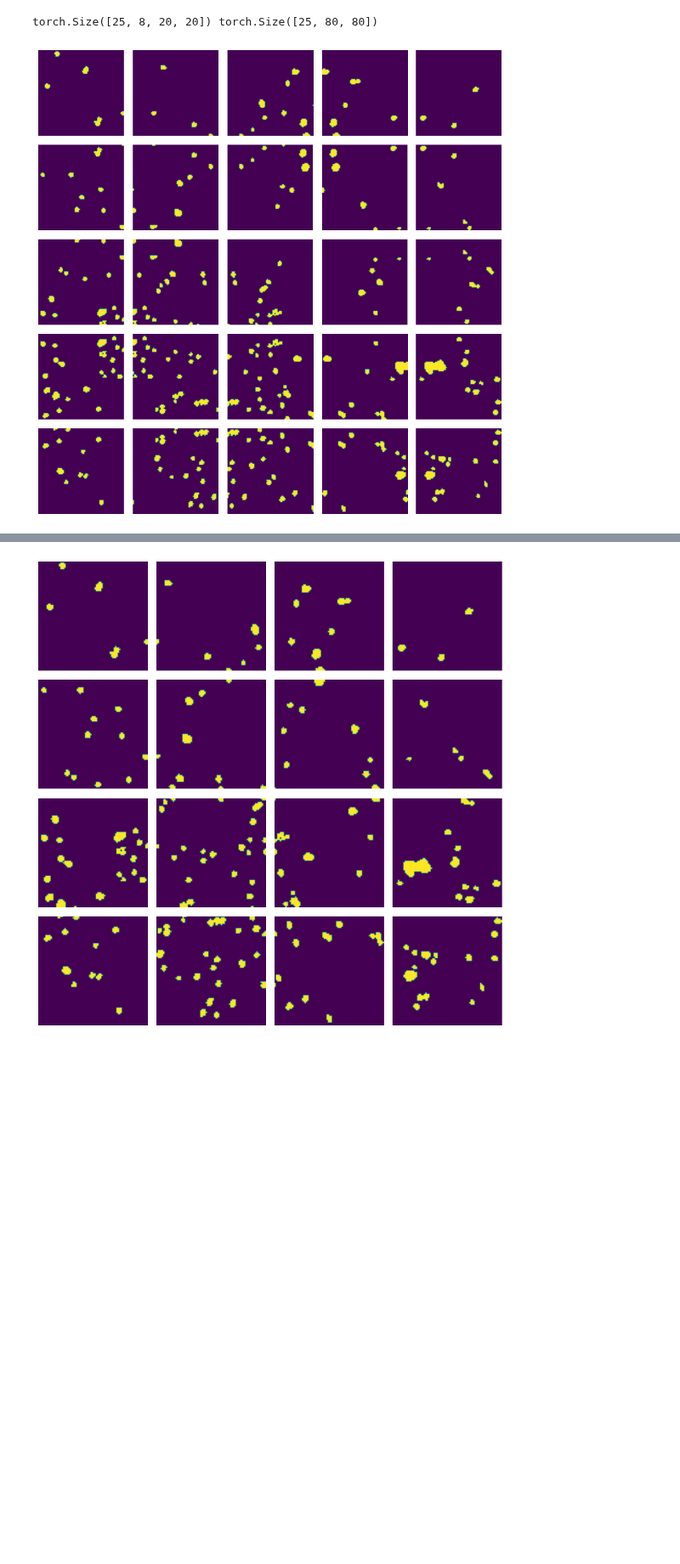
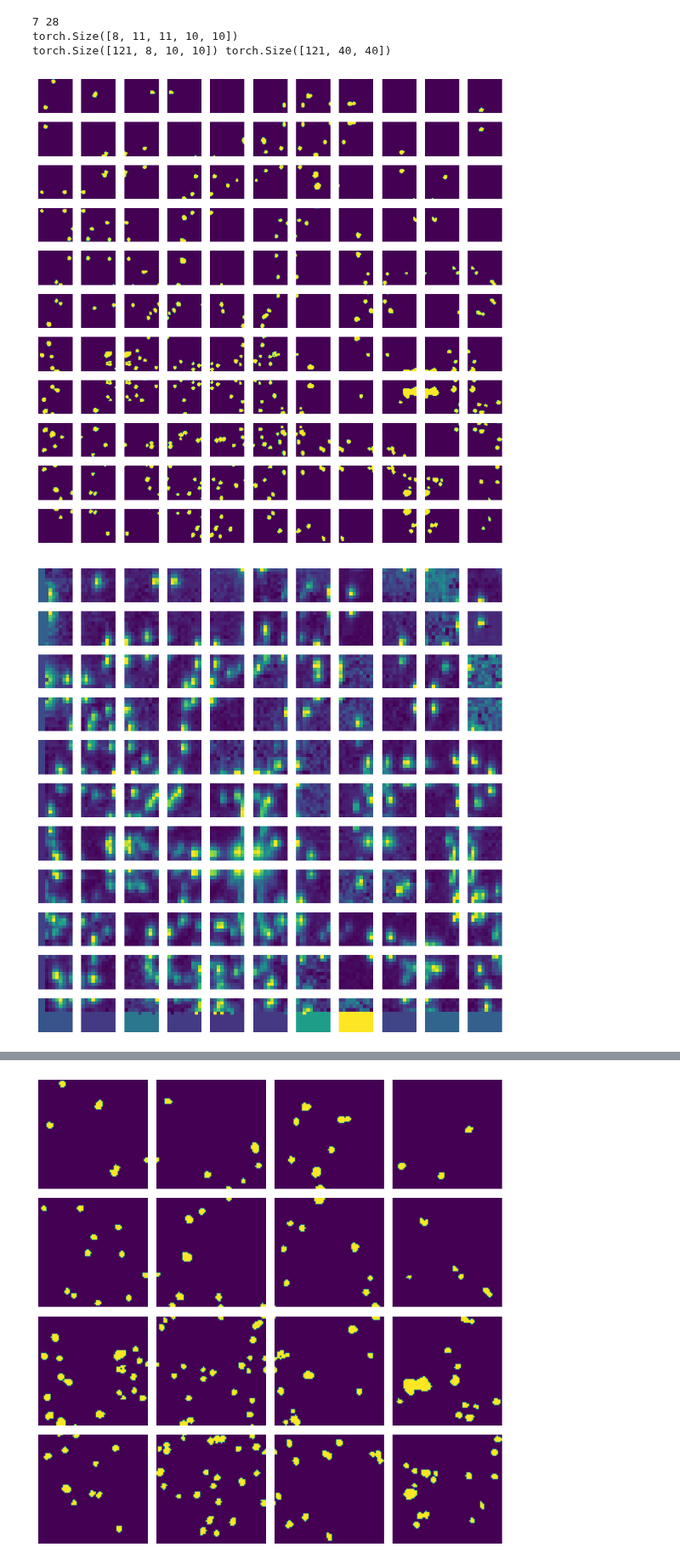
Before and after one commit to wittmajerd/U-Net-and-SRU-Net-segmentation, a Jupyter notebook: tiling.ipynb, the cells around one changed output, grey strips where cells are left out. Shown at 85% size. Cells and saved outputs as stored; diff of their text form; code cells hidden in the pictures; blank space fills up the shorter version.

```diff
--- a/tiling.ipynb
+++ b/tiling.ipynb
@@ -69,18 +69,18 @@ def merge_tiles(tiles, original_size, overlap_rate=0):
             contribution_map[i:i + tile_size, j:j + tile_size] += 1
             idx += 1
 
-    # Handle any edge cases for the last row/column of tiles
-    if i + tile_size < original_size:
-        for j in range(0, original_size - tile_size + 1, stride):
-            merged[original_size - tile_size:, j:j + tile_size] += tiles[idx]
-            contribution_map[original_size - tile_size:, j:j + tile_size] += 1
-            idx += 1
+    # # Handle any edge cases for the last row/column of tiles
+    # if i + tile_size < original_size:
+    #     for j in range(0, original_size - tile_size + 1, stride):
+    #         merged[original_size - tile_size:, j:j + tile_size] += tiles[idx]
+    #         contribution_map[original_size - tile_size:, j:j + tile_size] += 1
+    #         idx += 1
 
-    if j + tile_size < original_size:
-        for i in range(0, original_size - tile_size + 1, stride):
-            merged[i:i + tile_size, original_size - tile_size:] += tiles[idx]
-            contribution_map[i:i + tile_size, original_size - tile_size:] += 1
-            idx += 1
+    # if j + tile_size < original_size:
+    #     for i in range(0, original_size - tile_size + 1, stride):
+    #         merged[i:i + tile_size, original_size - tile_size:] += tiles[idx]
+    #         contribution_map[i:i + tile_size, original_size - tile_size:] += 1
+    #         idx += 1
 
     merged /= contribution_map
     return merged
@@ -87,26 +116,44 @@ def merge_tiles(tiles, original_size, overlap_rate=0):
 # %%
 data = np.load('C:/onlab_git/Onlab/data_with_centers/20.npz')
 bio = uniform_biosensor(torch.from_numpy(data['biosensor'].astype(np.float32)))
 mask = uniform_mask(torch.from_numpy(data['mask'].astype(bool)), data['cell_centers'])
-overlap_rate = 0.25
-bio_tile, mask_tiles = create_tiles(bio, mask, 4, overlap_rate)
+overlap_rate = 0.3
+bio_tile, mask_tiles = create_tiles(bio, mask, 8, overlap_rate)
 print(bio_tile.shape, mask_tiles.shape)
-tiles, ch, h, w = bio_tile.shape
+
+tiles, h, w = mask_tiles.shape
 x = int(np.sqrt(tiles))
 fig, ax = plt.subplots(x, x, figsize=(8, 8))
 for i in range(x):
     for j in range(x):
         ax[i, j].imshow(mask_tiles[j + i * x])
         ax[i, j].axis('off')
 plt.tight_layout()
 plt.show()
 
+tiles, ch, h, w = bio_tile.shape
+x = int(np.sqrt(tiles))
+fig, ax = plt.subplots(x, x, figsize=(8, 8))
+for i in range(x):
+    for j in range(x):
+        ax[i, j].imshow(bio_tile[j + i * x, -1])
+        ax[i, j].axis('off')
+plt.tight_layout()
+plt.show()
+
 mask_merged = merge_tiles(mask_tiles, 320, overlap_rate)
+bio_merged = merge_tiles(bio_tile[:,-1], 80, overlap_rate)
 print(mask_merged.shape)
+plt.subplot(1, 2, 1)
+plt.imshow(bio_merged)
+plt.subplot(1, 2, 2)
 plt.imshow(mask_merged)
 plt.axis('off')
 plt.show()
 # %% [output]
-torch.Size([25, 8, 20, 20]) torch.Size([25, 80, 80])
+7 28
+torch.Size([8, 11, 11, 10, 10])
+torch.Size([121, 8, 10, 10]) torch.Size([121, 40, 40])
-[figure, old version]
+[figure, new version]
+[figure, new version]
 torch.Size([320, 320])
```
Also changed, not shown: parts of 3 cells of this notebook, 1 other file.
